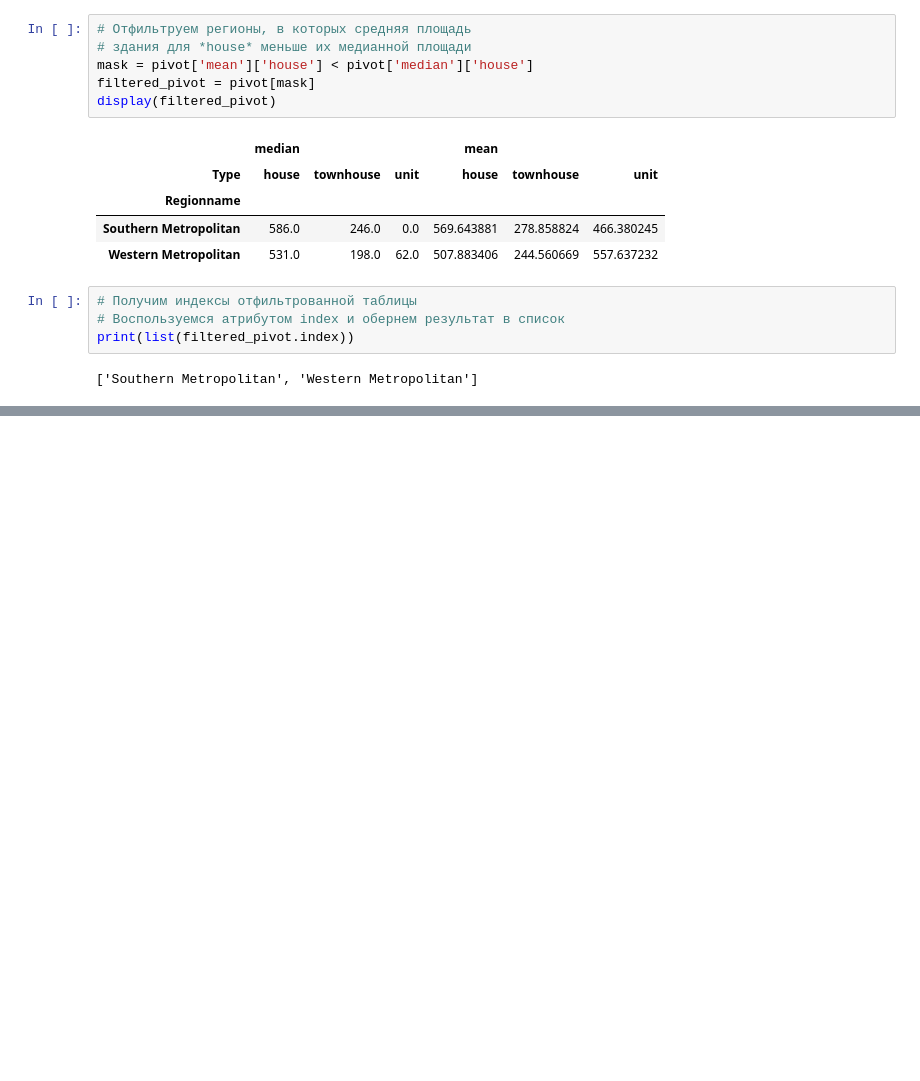
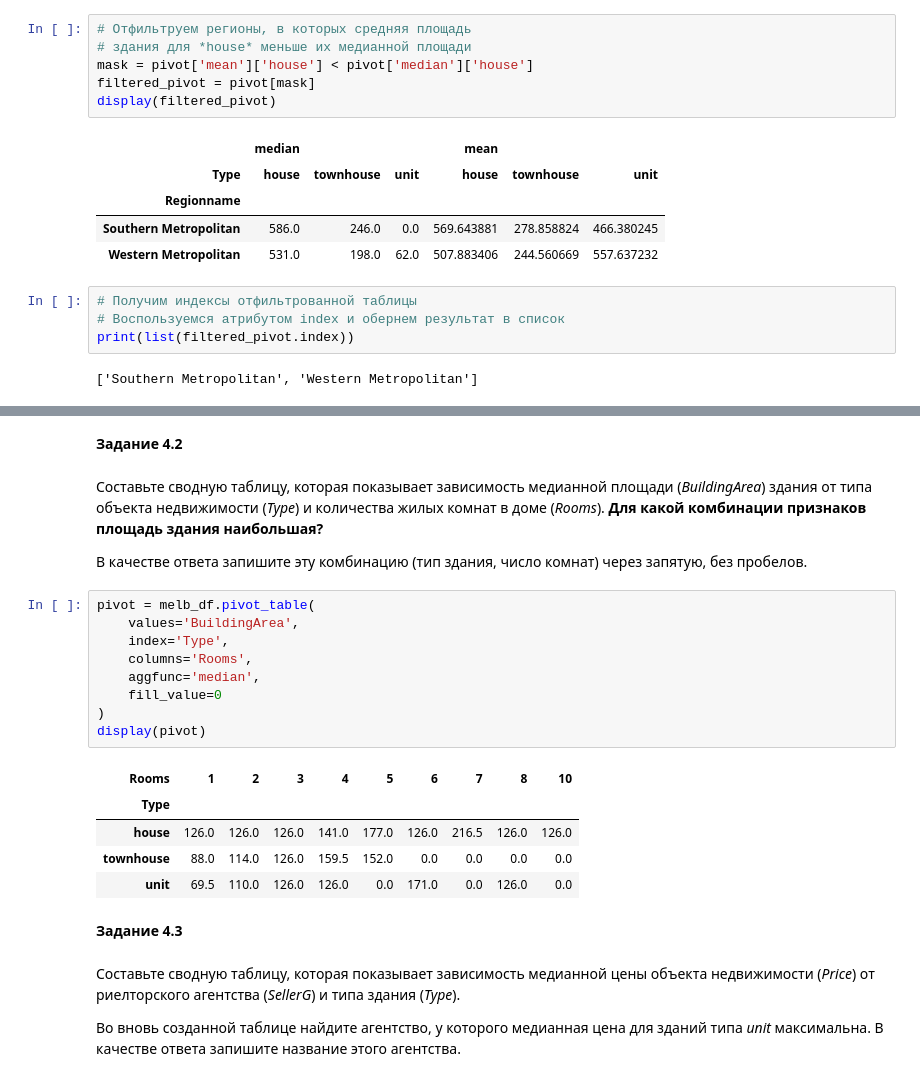
Before and after one commit to AnGera57/st_data_science, a Jupyter notebook: Skillfactory/12 - Python для анализа данных/Python для анализа данных.ipynb, the cells around one changed output, grey strips where cells are left out. Saved outputs shown, nothing was run; the diff lists cells and outputs as text; blank space fills up the shorter version.

```diff
--- a/Skillfactory/12 - Python для анализа данных/Python для анализа данных.ipynb
+++ b/Skillfactory/12 - Python для анализа данных/Python для анализа данных.ipynb
@@ -746,0 +800,27 @@ print(list(filtered_pivot.index))
+# %% [markdown]
+**Задание 4.2**
+# %% [markdown]
+Составьте сводную таблицу, которая показывает зависимость медианной площади (*BuildingArea*) здания от типа объекта недвижимости (*Type*) и количества жилых комнат в доме (*Rooms*). **Для какой комбинации признаков площадь здания наибольшая?**
+
+В качестве ответа запишите эту комбинацию (тип здания, число комнат) через запятую, без пробелов.
+# %%
+pivot = melb_df.pivot_table(
+    values='BuildingArea',
+    index='Type',
+    columns='Rooms',
+    aggfunc='median',
+    fill_value=0
+)
+display(pivot)
+# %% [output]
+| Rooms | 1 | 2 | 3 | 4 | 5 | 6 | 7 | 8 | 10 |
+| Type |  |  |  |  |  |  |  |  |  |
+| house | 126.0 | 126.0 | 126.0 | 141.0 | 177.0 | 126.0 | 216.5 | 126.0 | 126.0 |
+| townhouse | 88.0 | 114.0 | 126.0 | 159.5 | 152.0 | 0.0 | 0.0 | 0.0 | 0.0 |
+| unit | 69.5 | 110.0 | 126.0 | 126.0 | 0.0 | 171.0 | 0.0 | 126.0 | 0.0 |
+# %% [markdown]
+**Задание 4.3**
+# %% [markdown]
+Составьте сводную таблицу, которая показывает зависимость медианной цены объекта недвижимости (*Price*) от риелторского агентства (*SellerG*) и типа здания (*Type*).
+
+Во вновь созданной таблице найдите агентство, у которого медианная цена для зданий типа *unit* максимальна. В качестве ответа запишите название этого агентства.
```
Also changed, not shown: parts of 40 cells of this notebook, 5 other files.
